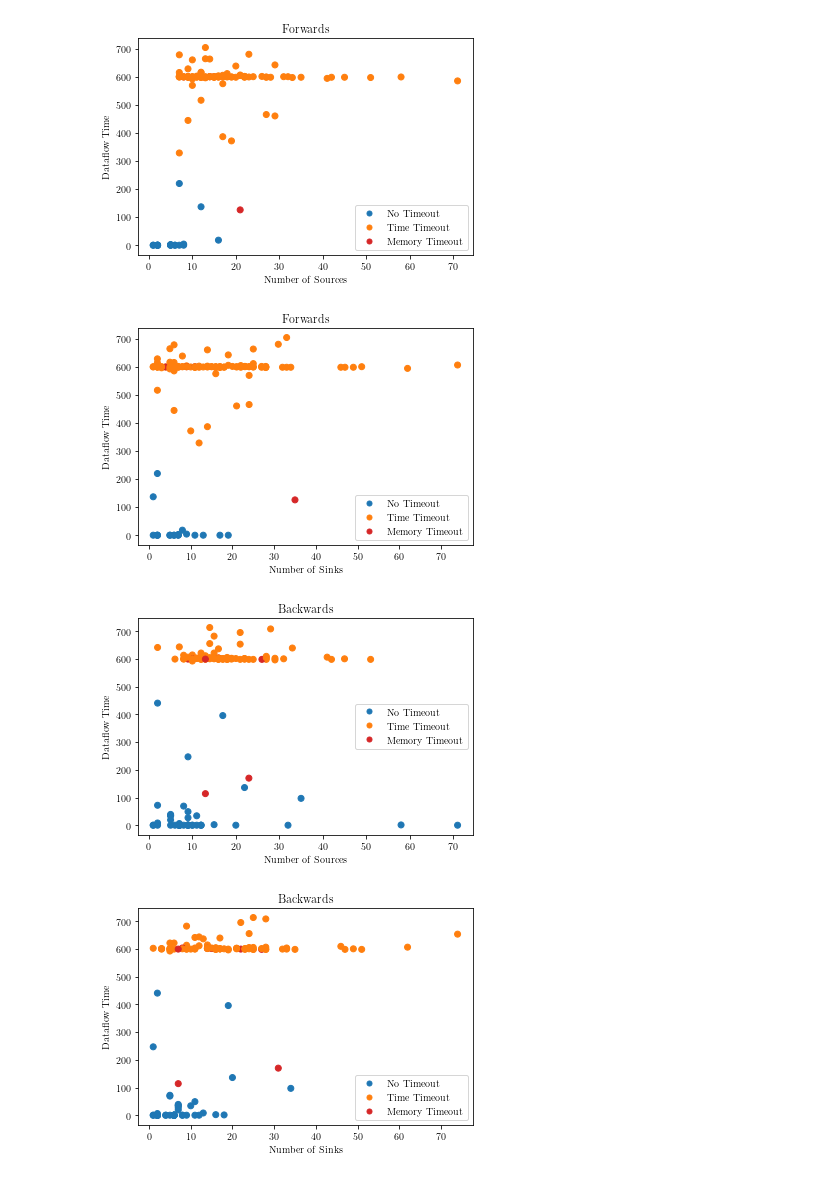
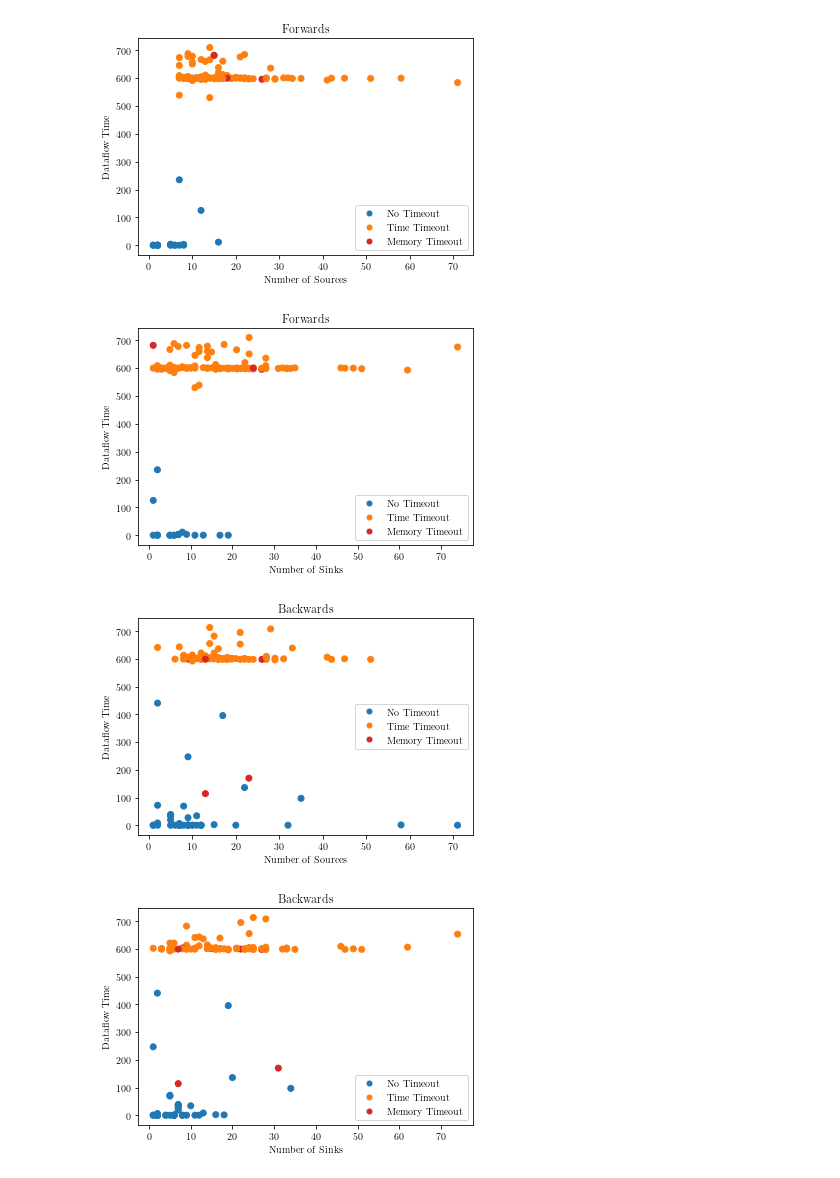
Before and after one commit to t1mlange/bachelor-thesis, a Jupyter notebook: scripts/RealWorld.ipynb, the cells around one changed output. Drawn from its saved outputs; the diff is of its cells as text; code cells hidden in the pictures.

```diff
--- a/scripts/RealWorld.ipynb
+++ b/scripts/RealWorld.ipynb
@@ -29,7 +29,7 @@ class Direction(enum.Enum):
 class Run:
     def __init__(self, direction, maxMem, infoflowEdges, aliasEdges, timeElapsed, dataflowTime,
                  leaks, terminationState, absCountInfoflow, absCountAlias, runID):
-        if direction == "FastSolver":
+        if direction == "FastSolverfw":
             self.direction = Direction.Forwards
         elif direction == "FastSolverbw":
             self.direction = Direction.Backwards
@@ -66,7 +66,7 @@ for row in rows:
         print("Sinks differ for %s: %s to %s" % (name, app.sinks, row[17]))
         continue
 
-    if row[2] != "FastSolverbw" or row[25] == 1:
+    if row[25] == 1:
         app.addRun(Run(row[2], row[7], row[22], row[23], row[5], row[6], row[14], row[15], row[12], row[13], row[25]))
 
 
@@ -132,8 +136,6 @@ for name, app in apps.items():
 #             leaks = run.leaks
 #         elif leaks != run.leaks:
 #             print(f"Leaks differ for {name}: {leaks} vs {run.leaks}")
-    if abs(d) > 30:
-        print(name)
     delta.append(d)
 
 print(sum(delta)/len(xfw))
@@ -196,6 +198,9 @@ for name, app in apps.items():
             datafw.append(run.dataflowTime)
             xfw1.append(app.sources)
             xfw2.append(app.sinks)
+            c = runToColor(run)
+            if c == "#ff7f0e" and run.dataflowTime < 400:
+                print(name)
             cfw.append(runToColor(run))
         elif run.direction == Direction.Backwards:
             databw.append(run.dataflowTime)
@@ -206,37 +211,37 @@ for name, app in apps.items():
 plt.figure()
 plt.scatter(xfw1, datafw, c=cfw)
 plt.xlabel("Number of Sources")
 plt.ylabel("Dataflow Time")
 plt.title("Forwards")
 plt.legend(handles=handles)
 plt.savefig(FIG_PATH + "fw_dataflow-sources.pgf")
 plt.figure()
 plt.scatter(xfw2, datafw, c=cfw)
 plt.xlabel("Number of Sinks")
 plt.ylabel("Dataflow Time")
 plt.title("Forwards")
 plt.legend(handles=handles)
 plt.savefig(FIG_PATH + "fw_dataflow-sinks.pgf")
 
 plt.figure()
 plt.scatter(xbw1, databw, c=cbw)
 plt.xlabel("Number of Sources")
 plt.ylabel("Dataflow Time")
 plt.title("Backwards")
 plt.legend(handles=handles)
 plt.savefig(FIG_PATH + "bw_dataflow-sources.pgf")
 plt.figure()
 plt.scatter(xbw2, databw, c=cbw)
 plt.xlabel("Number of Sinks")
 plt.ylabel("Dataflow Time")
 plt.title("Backwards")
 plt.legend(handles=handles)
 plt.savefig(FIG_PATH + "bw_dataflow-sinks.pgf")
 # %% [output]
-[figure, old version]
+[figure, new version]
-[figure, old version]
+[figure, new version]
 [figure]
-[figure, old version]
+[figure, new version]
 # %%
 datafw = []
 datafw2 = []
```
Also changed, not shown: parts of 3 cells of this notebook, 12 other files.
